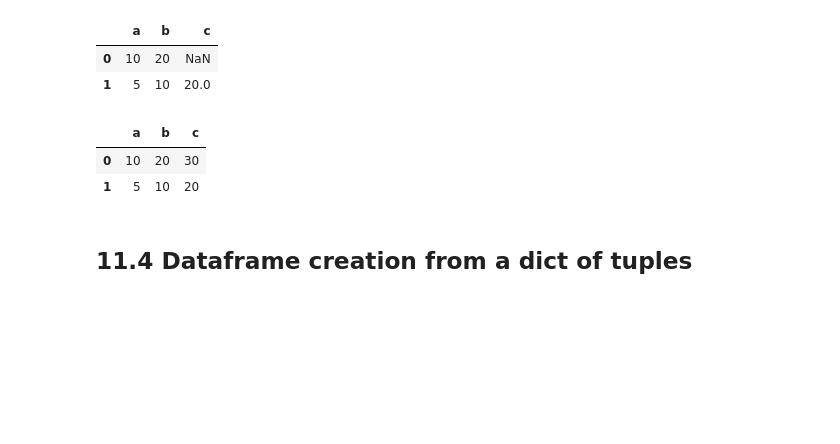
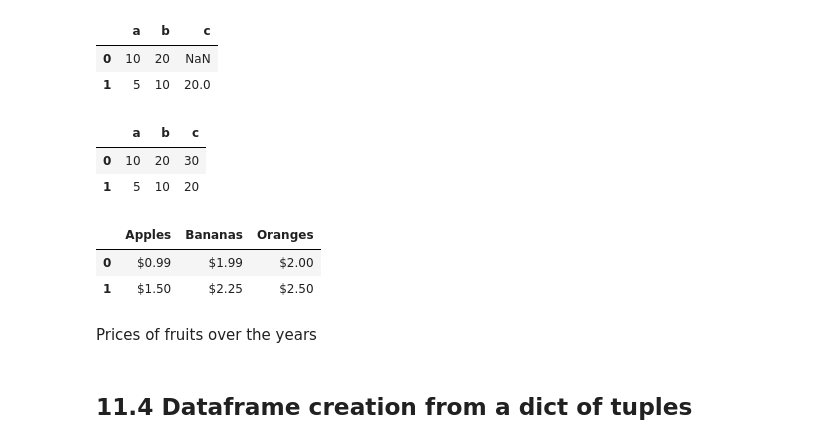
Before and after one commit to SorrenJ/Week1-Introduction_to_Python, a Jupyter notebook: Copy_of_Copy_of_Copy_of_Introduction_to_Python.ipynb, the cells around one changed output. Cells and saved outputs as stored; diff of their text form; code cells hidden in the pictures; blank space fills up the shorter version.

```diff
--- a/Copy_of_Copy_of_Copy_of_Introduction_to_Python.ipynb
+++ b/Copy_of_Copy_of_Copy_of_Introduction_to_Python.ipynb
@@ -1782,6 +1825,15 @@ pd.DataFrame(data)
 |  | a | b | c |
 | 0 | 10 | 20 | 30 |
 | 1 | 5 | 10 | 20 |
+# %%
+data = [{'Apples':'$0.99',"Bananas":'$1.99',"Oranges":'$2.00'},{'Apples':'$1.50','Bananas':'$2.25','Oranges':'$2.50'}]
+pd.DataFrame(data)
+# %% [output]
+|  | Apples | Bananas | Oranges |
+| 0 | $0.99 | $1.99 | $2.00 |
+| 1 | $1.50 | $2.25 | $2.50 |
+# %% [markdown]
+Prices of fruits over the years
 # %% [markdown]
 ## 11.4 Dataframe creation from a dict of tuples
 # %% [markdown]
```
Also changed, not shown: parts of 13 cells of this notebook.
